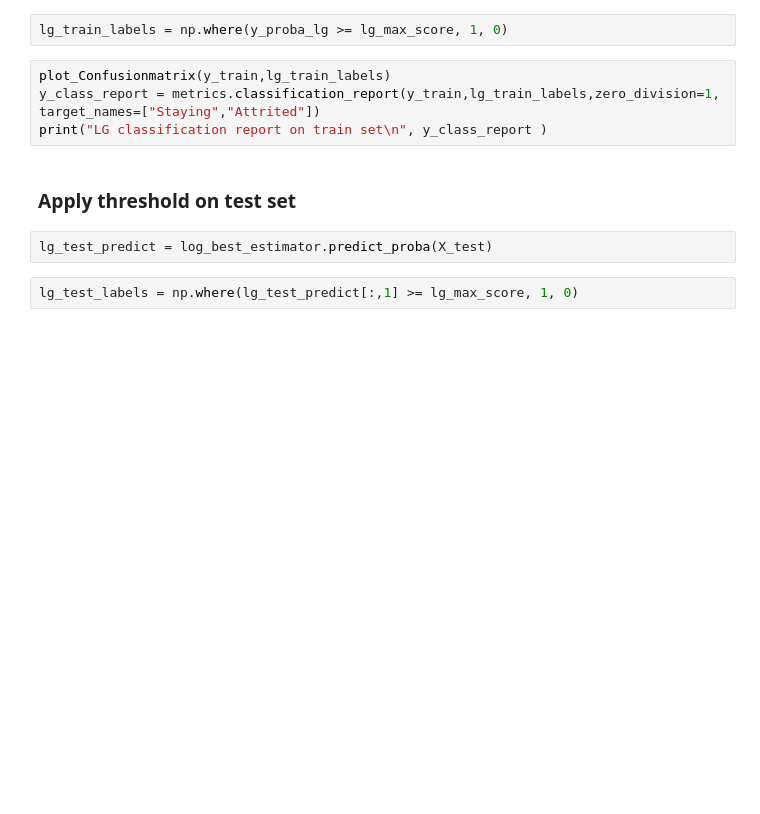
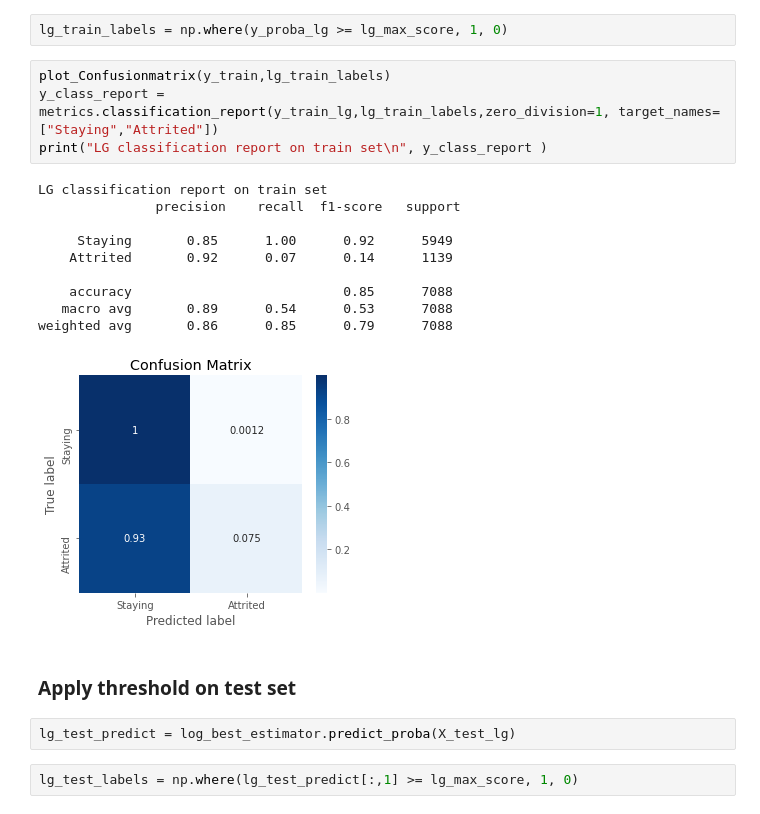
Before and after one commit to shaisid01/Data-Science, a Jupyter notebook: CapstoneProjects/Capstone 2/Notebooks/With top 5 features.ipynb, the cells around one changed output. Cells and saved outputs as stored; diff of their text form; blank space fills up the shorter version.

```diff
--- a/CapstoneProjects/Capstone 2/Notebooks/With top 5 features.ipynb
+++ b/CapstoneProjects/Capstone 2/Notebooks/With top 5 features.ipynb
@@ -316,12 +495,23 @@ print(f'max_roc_auc is: {lg_max_score}')
 lg_train_labels = np.where(y_proba_lg >= lg_max_score, 1, 0)
 # %%
 plot_Confusionmatrix(y_train,lg_train_labels)
-y_class_report = metrics.classification_report(y_train,lg_train_labels,zero_division=1, target_names=["Staying","Attrited"])
+y_class_report = metrics.classification_report(y_train_lg,lg_train_labels,zero_division=1, target_names=["Staying","Attrited"])
 print("LG classification report on train set\n", y_class_report )
+# %% [output]
+LG classification report on train set
+               precision    recall  f1-score   support
+
+     Staying       0.85      1.00      0.92      5949
+    Attrited       0.92      0.07      0.14      1139
+
+    accuracy                           0.85      7088
+   macro avg       0.89      0.54      0.53      7088
+weighted avg       0.86      0.85      0.79      7088
+[figure, added]
 # %% [markdown]
 ### Apply threshold on test set
 # %%
-lg_test_predict = log_best_estimator.predict_proba(X_test)
+lg_test_predict = log_best_estimator.predict_proba(X_test_lg)
 # %%
 lg_test_labels = np.where(lg_test_predict[:,1] >= lg_max_score, 1, 0)
 # %%
```
Also changed, not shown: parts of 86 cells of this notebook.
